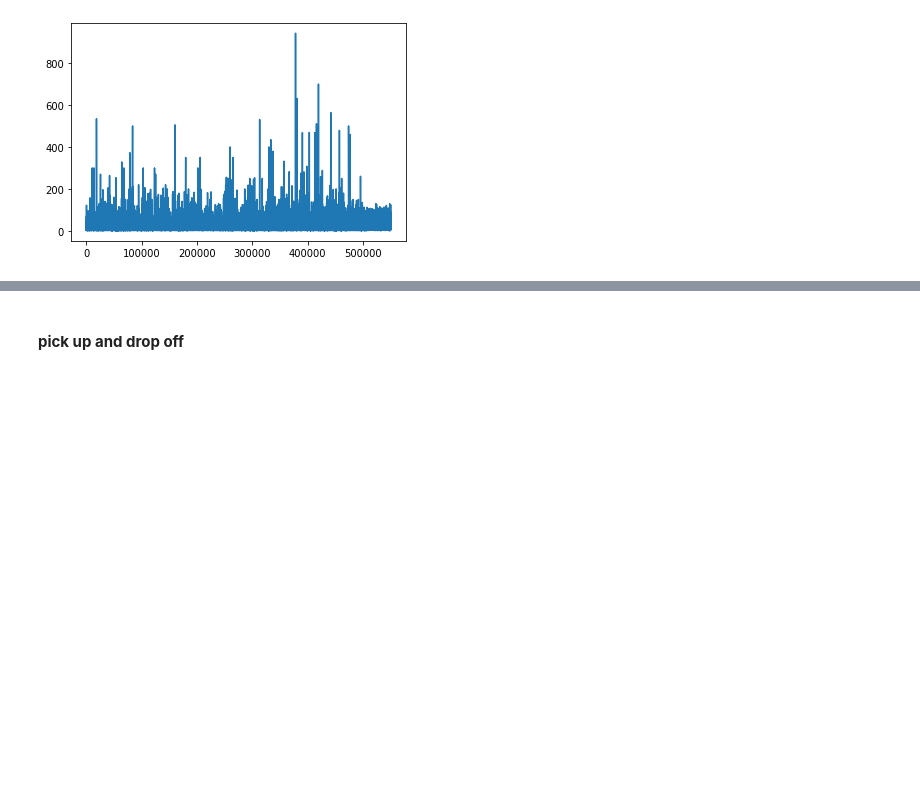
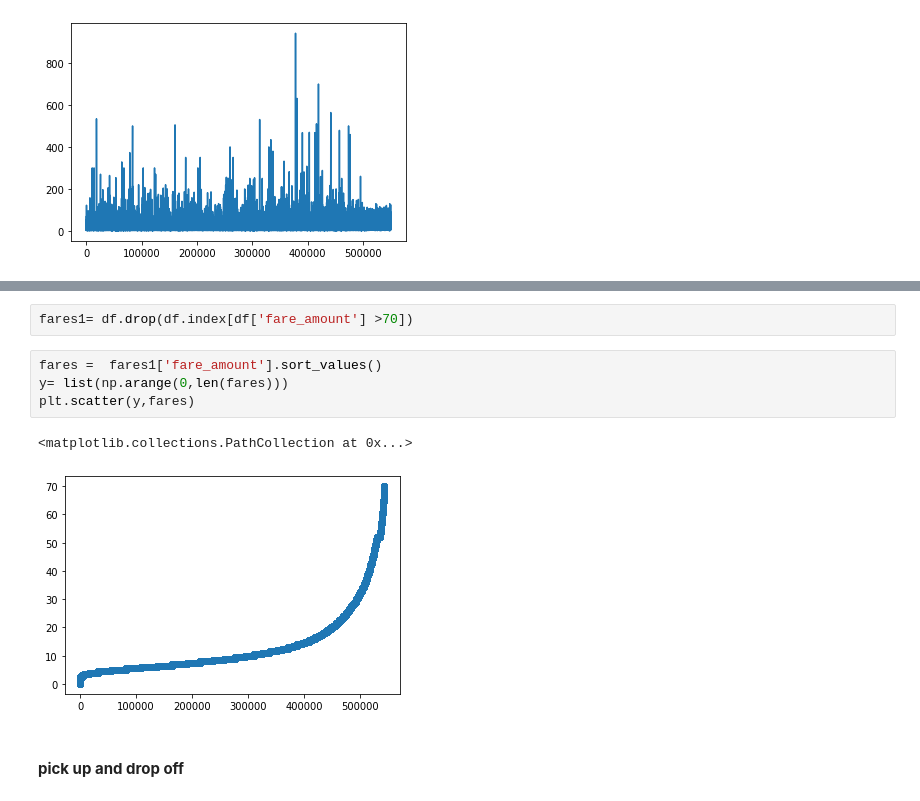
Before and after one commit to DavidPachis/dataScience, a Jupyter notebook: proyecto/notebooks/2Entrega_TaxisNYC_CDA.ipynb, the cells around one changed output, grey strips where cells are left out. Drawn from its saved outputs; the diff is of its cells as text; blank space fills up the shorter version.

```diff
--- a/proyecto/notebooks/2Entrega_TaxisNYC_CDA.ipynb
+++ b/proyecto/notebooks/2Entrega_TaxisNYC_CDA.ipynb
@@ -161,3 +175,12 @@ Name: fare_amount, dtype: float64
+# %%
+fares1= df.drop(df.index[df['fare_amount'] >70])
+# %%
+fares =  fares1['fare_amount'].sort_values()
+y= list(np.arange(0,len(fares)))
+plt.scatter(y,fares)
+# %% [output]
+<matplotlib.collections.PathCollection at 0x...>
+[figure, added]
 # %% [markdown]
 #### **pick up and drop off**
 # %%
```
Also changed, not shown: parts of 9 cells of this notebook.
